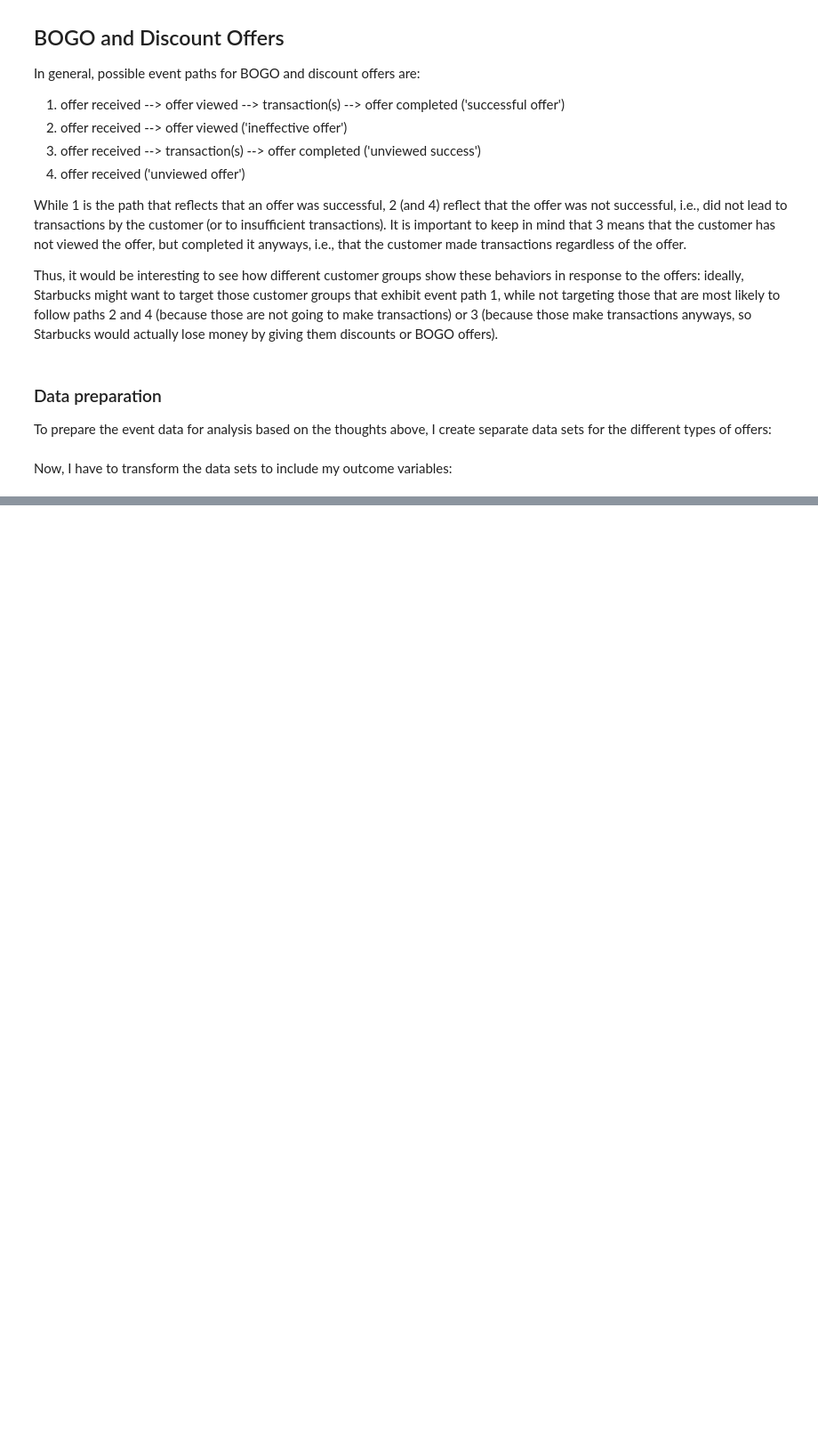
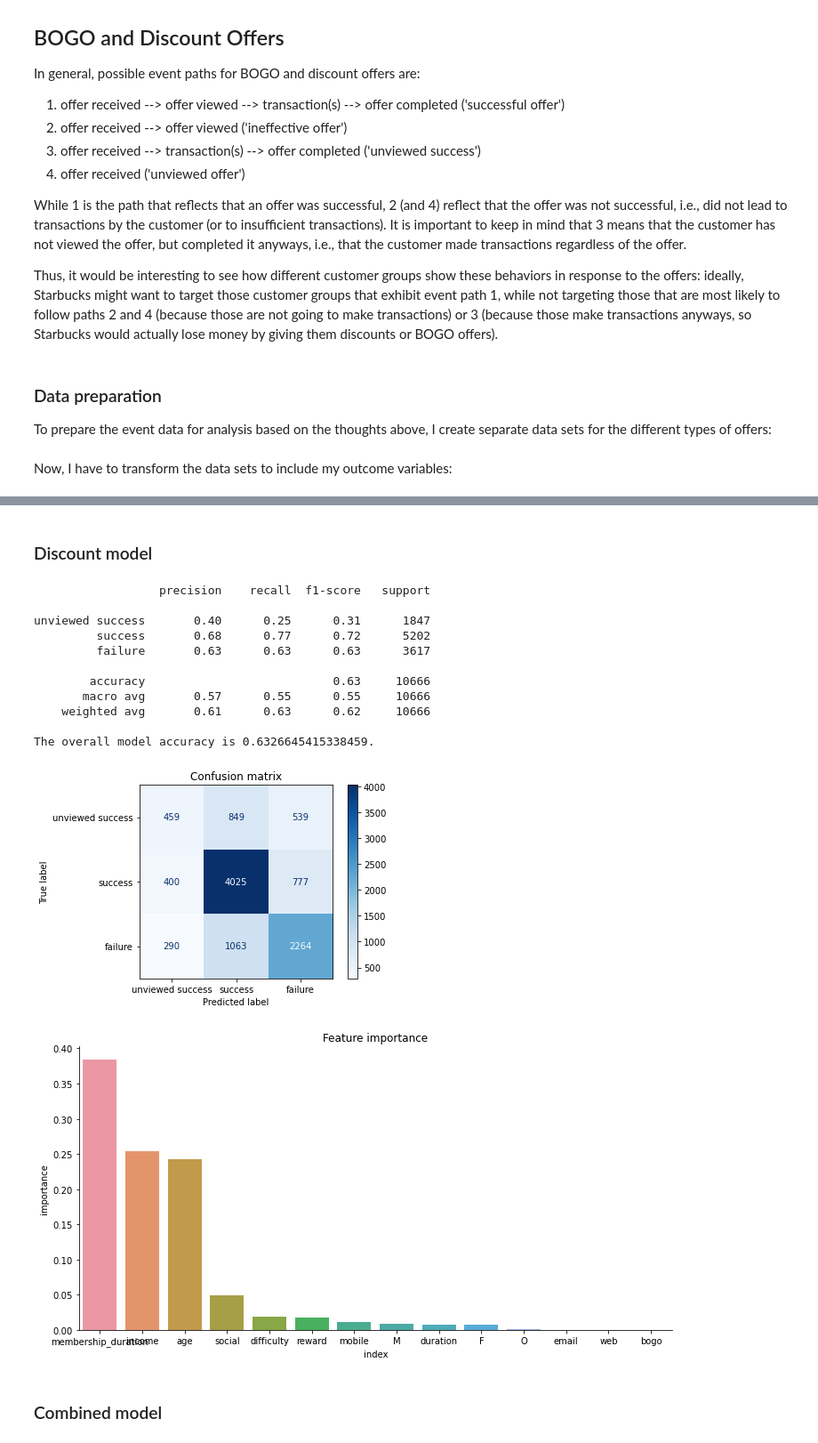
Before and after one commit to kschuessler/udacity_data_scientist_capstone_starbucks, a Jupyter notebook: Starbucks_Capstone_notebook.ipynb, the cells around one changed output, grey strips where cells are left out. Shown at 89% size. Drawn from its saved outputs; the diff is of its cells as text; code cells hidden in the pictures; blank space fills up the shorter version.

```diff
--- a/Starbucks_Capstone_notebook.ipynb
+++ b/Starbucks_Capstone_notebook.ipynb
@@ -438,0 +506,21 @@ discount_cleaned.head(10)
+# %% [markdown]
+### Discount model
+# %%
+discount_model = build_classification_model(discount_cleaned, 'outcome_factor',
+                                            ['unviewed success', 'success', 'failure'])
+# %% [output]
+                  precision    recall  f1-score   support
+
+unviewed success       0.40      0.25      0.31      1847
+         success       0.68      0.77      0.72      5202
+         failure       0.63      0.63      0.63      3617
+
+        accuracy                           0.63     10666
+       macro avg       0.57      0.55      0.55     10666
+    weighted avg       0.61      0.63      0.62     10666
+
+The overall model accuracy is 0.6326645415338459.
+[figure, added]
+[figure, added]
+# %% [markdown]
+### Combined model
```
Also changed, not shown: parts of 31 cells of this notebook.
